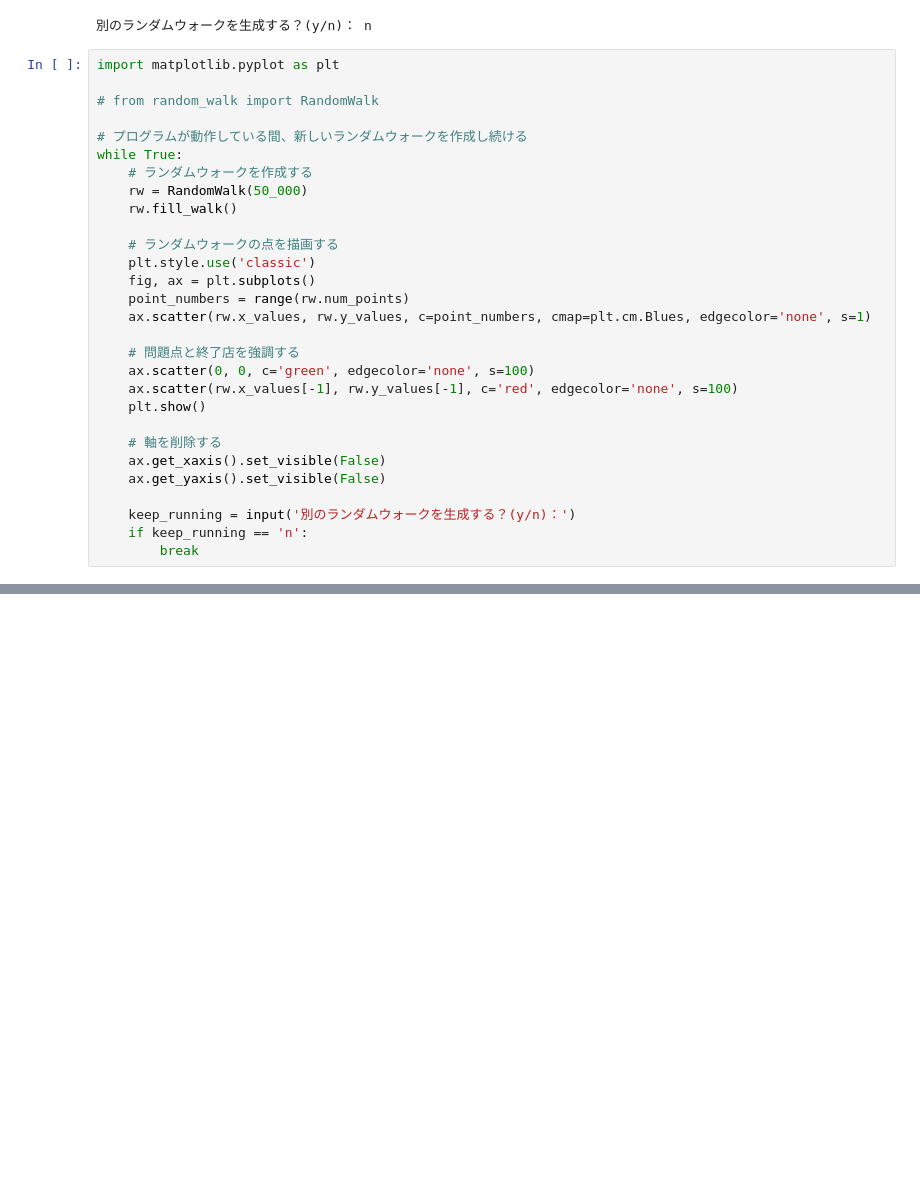
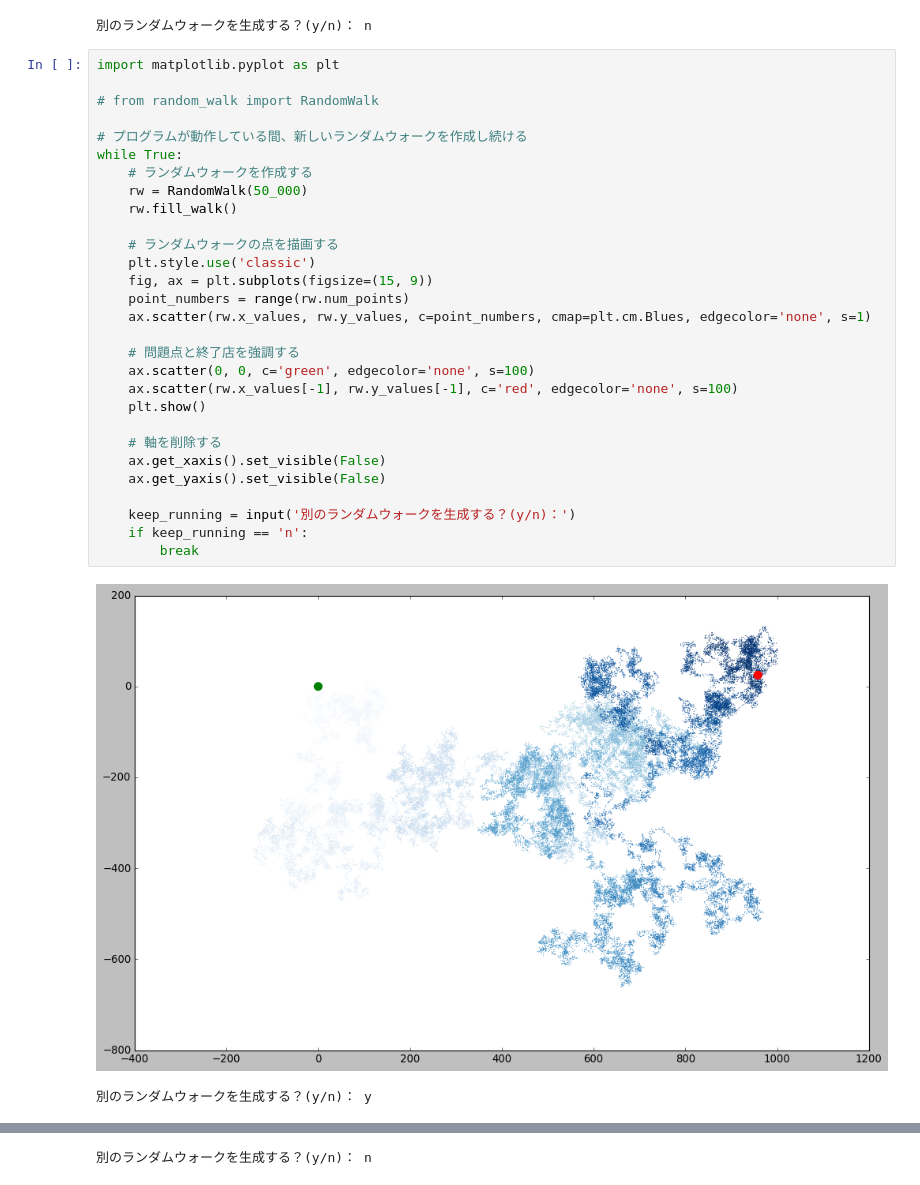
Before and after one commit to awoka333/alien_invasion, a Jupyter notebook: rw_visual.ipynb, the cells around one changed output, grey strips where cells are left out. Cells and saved outputs as stored; diff of their text form; blank space fills up the shorter version.

```diff
--- a/rw_visual.ipynb
+++ b/rw_visual.ipynb
@@ -205,29 +205,32 @@ while True:
 # %%
 import matplotlib.pyplot as plt
 
 # from random_walk import RandomWalk
 
 # プログラムが動作している間、新しいランダムウォークを作成し続ける
 while True:
     # ランダムウォークを作成する
     rw = RandomWalk(50_000)
     rw.fill_walk()
 
     # ランダムウォークの点を描画する
     plt.style.use('classic')
-    fig, ax = plt.subplots()
+    fig, ax = plt.subplots(figsize=(15, 9))
     point_numbers = range(rw.num_points)
     ax.scatter(rw.x_values, rw.y_values, c=point_numbers, cmap=plt.cm.Blues, edgecolor='none', s=1)
 
     # 問題点と終了店を強調する
     ax.scatter(0, 0, c='green', edgecolor='none', s=100)
     ax.scatter(rw.x_values[-1], rw.y_values[-1], c='red', edgecolor='none', s=100)
     plt.show()
 
     # 軸を削除する
     ax.get_xaxis().set_visible(False)
     ax.get_yaxis().set_visible(False)
 
     keep_running = input('別のランダムウォークを生成する？(y/n)：')
     if keep_running == 'n':
         break
+# %% [output]
+[figure, added]
+別のランダムウォークを生成する？(y/n)： y
@@ -233,0 +238 @@ while True:
+別のランダムウォークを生成する？(y/n)： n
```
Also changed, not shown: parts of 3 cells of this notebook, 7 other files.
